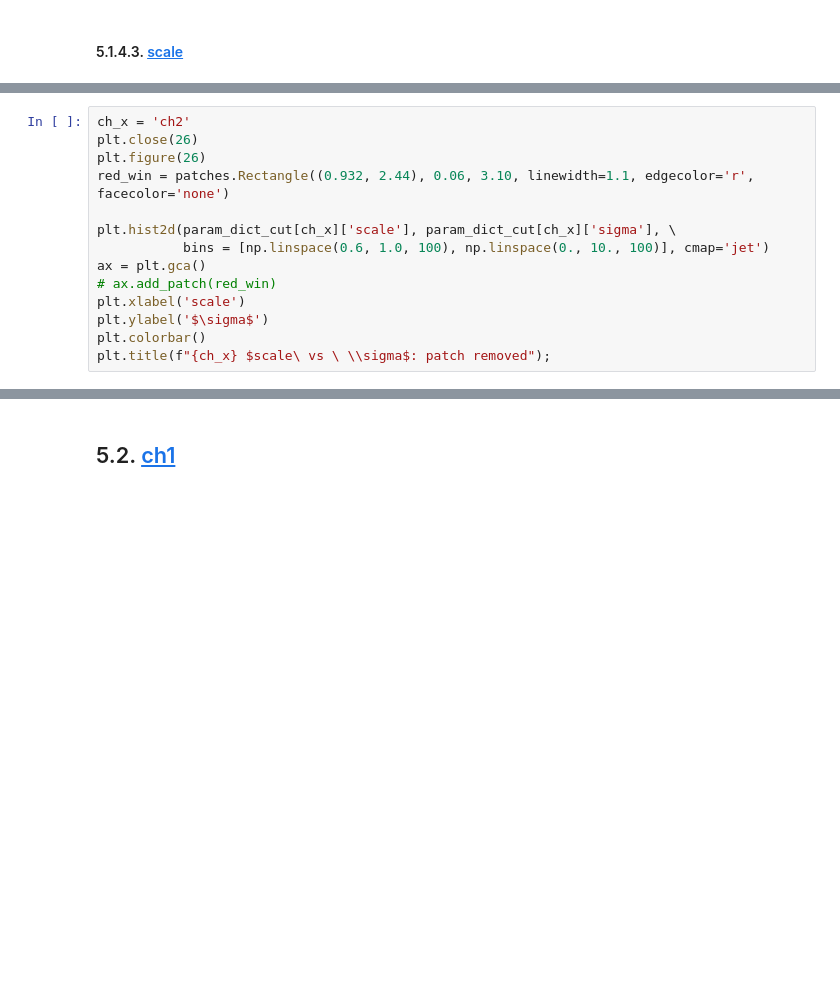
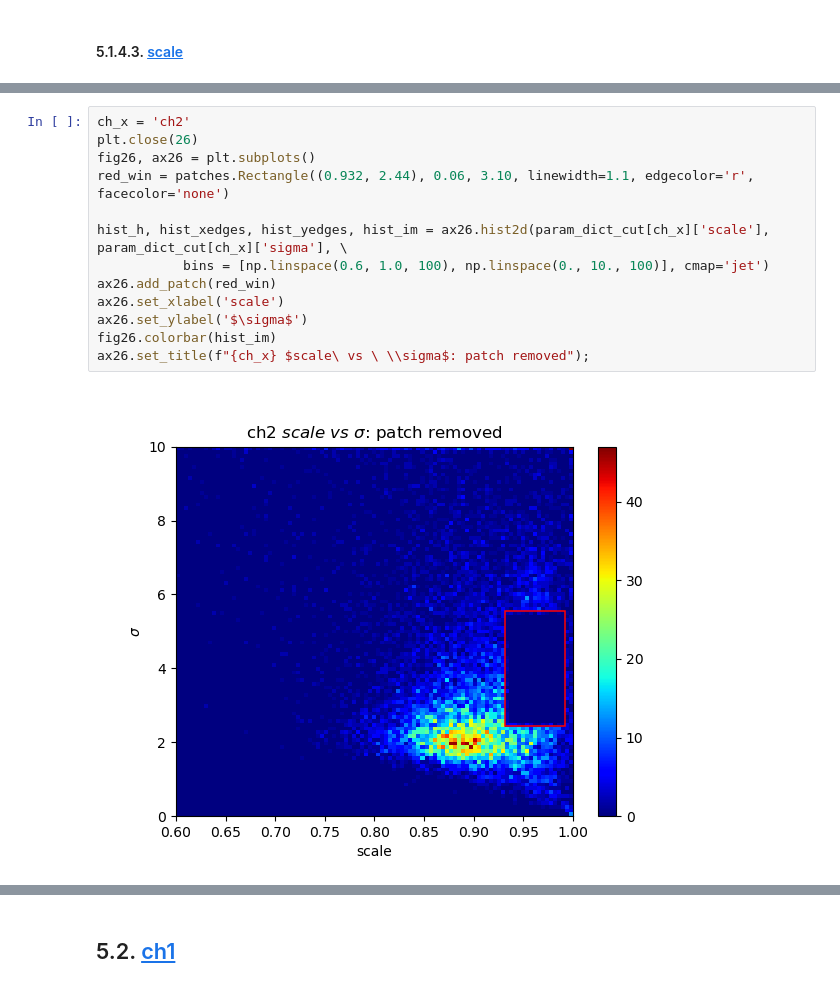
Before and after one commit to sarthchoudhary/ArGSet, a Jupyter notebook: notebooks/histogram_wf_param.ipynb, the cells around one changed output, grey strips where cells are left out. Cells and saved outputs as stored; diff of their text form; blank space fills up the shorter version.

```diff
--- a/notebooks/histogram_wf_param.ipynb
+++ b/notebooks/histogram_wf_param.ipynb
@@ -535,17 +533,18 @@ plt.title(f"{ch_x} scale: patch removed")
 # %%
 ch_x = 'ch2'
 plt.close(26)
-plt.figure(26)
+fig26, ax26 = plt.subplots()
 red_win = patches.Rectangle((0.932, 2.44), 0.06, 3.10, linewidth=1.1, edgecolor='r', facecolor='none')
 
-plt.hist2d(param_dict_cut[ch_x]['scale'], param_dict_cut[ch_x]['sigma'], \
+hist_h, hist_xedges, hist_yedges, hist_im = ax26.hist2d(param_dict_cut[ch_x]['scale'], param_dict_cut[ch_x]['sigma'], \
            bins = [np.linspace(0.6, 1.0, 100), np.linspace(0., 10., 100)], cmap='jet')
-ax = plt.gca()
-# ax.add_patch(red_win)
-plt.xlabel('scale')
-plt.ylabel('$\sigma$')
-plt.colorbar()
-plt.title(f"{ch_x} $scale\ vs \ \\sigma$: patch removed");
+ax26.add_patch(red_win)
+ax26.set_xlabel('scale')
+ax26.set_ylabel('$\sigma$')
+fig26.colorbar(hist_im)
+ax26.set_title(f"{ch_x} $scale\ vs \ \\sigma$: patch removed");
+# %% [output]
+[figure, added]
 # %%
 ch_x = 'ch2'
 plt.close(27)
```
Also changed, not shown: parts of 5 cells of this notebook.
